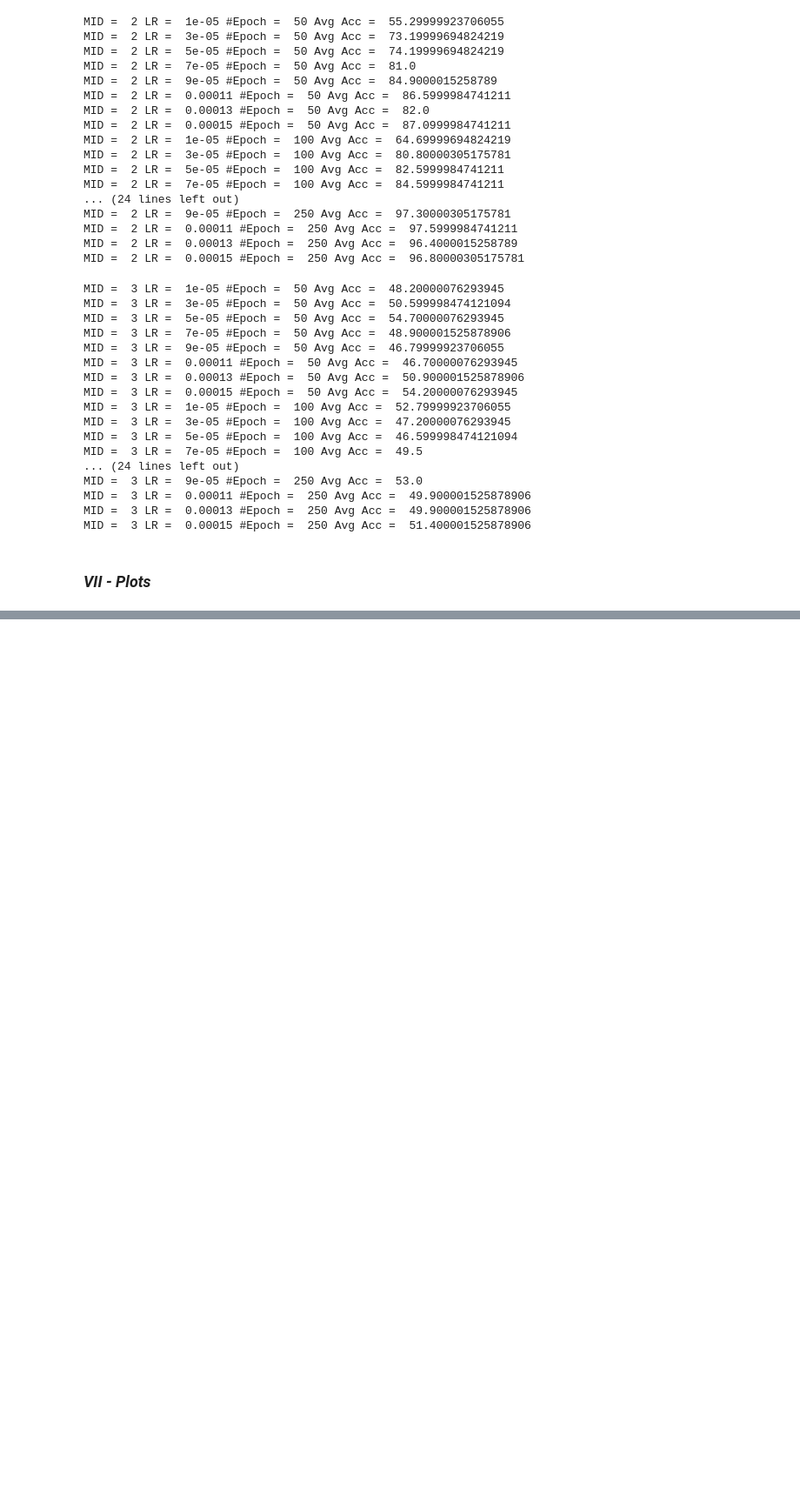
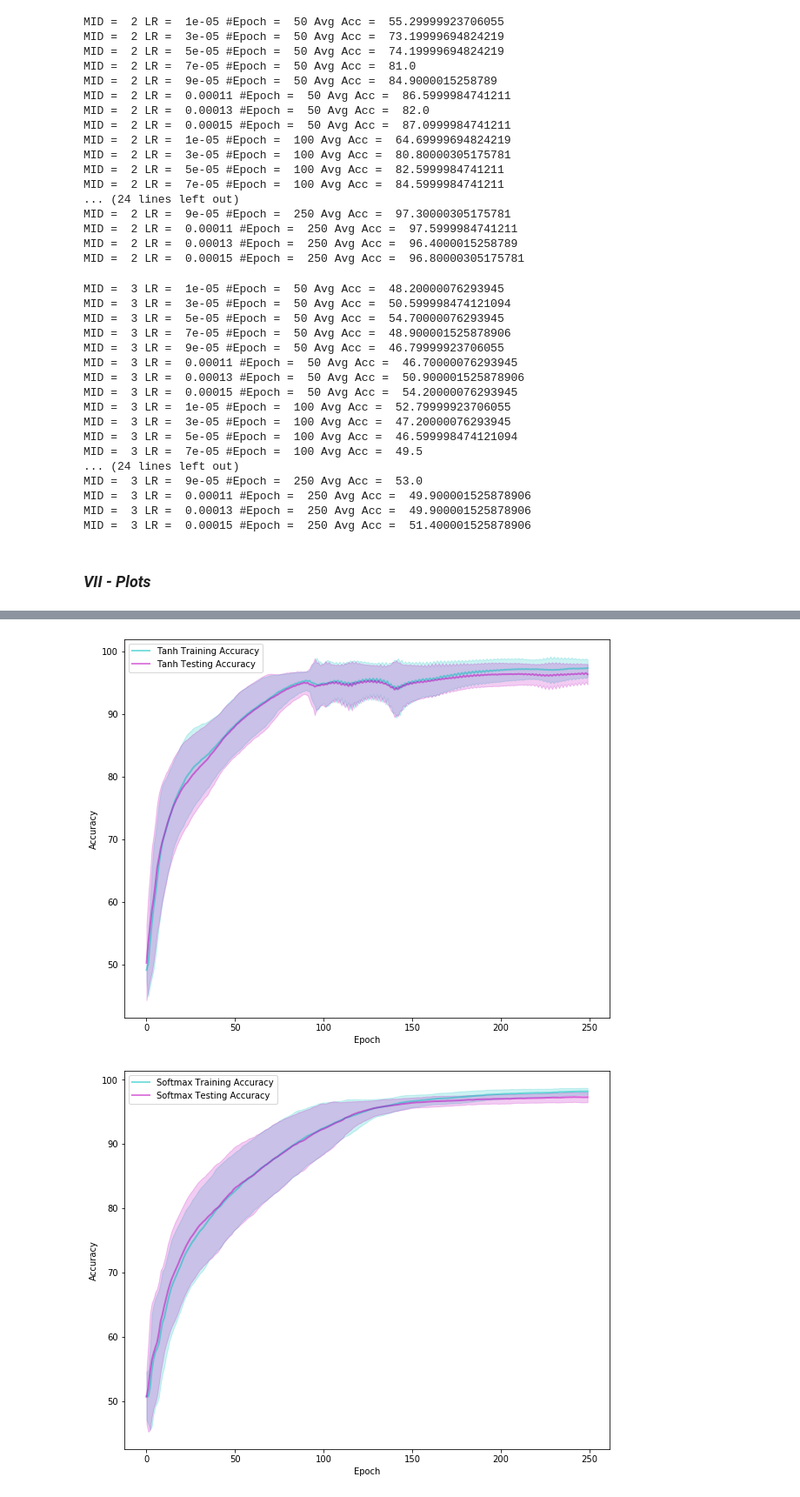
Before and after one commit to Laragervaise/Deep-Learning, a Jupyter notebook: proj2.ipynb, the cells around one changed output, grey strips where cells are left out. Shown at 87% size. Cells and saved outputs as stored; diff of their text form; code cells hidden in the pictures; blank space fills up the shorter version.

```diff
--- a/proj2.ipynb
+++ b/proj2.ipynb
@@ -620,0 +622,6 @@ plot_acc(histories, 2, 'Tanh', train_history = True, test_history = True)
+# %%
+plot_acc(histories, 2, 'Tanh', train_history = True, test_history = True)
+plot_acc(histories, 3, 'Softmax', train_history = True, test_history = True)
+# %% [output]
+[figure, added]
+[figure, added]
```
Also changed, not shown: parts of 7 cells of this notebook.
